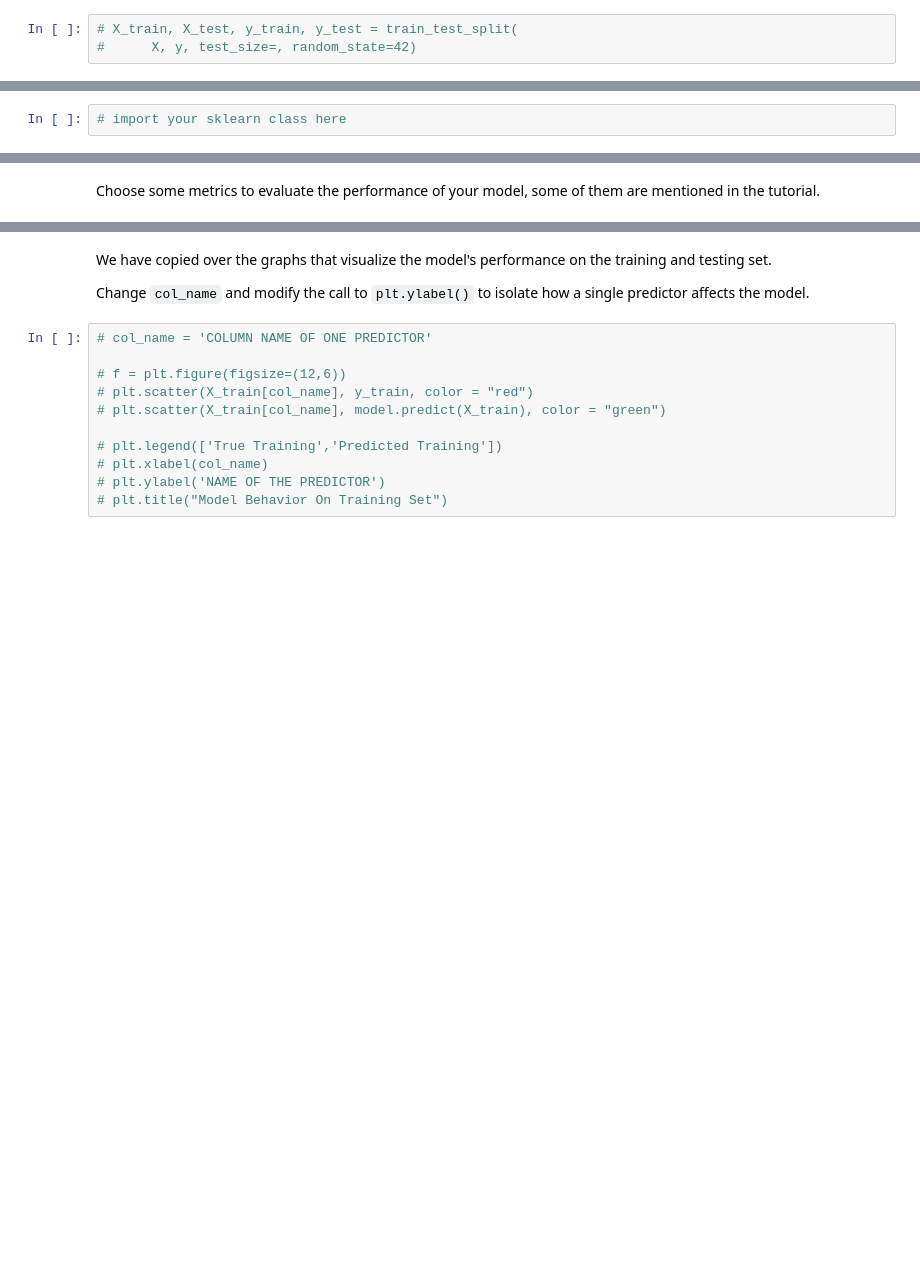
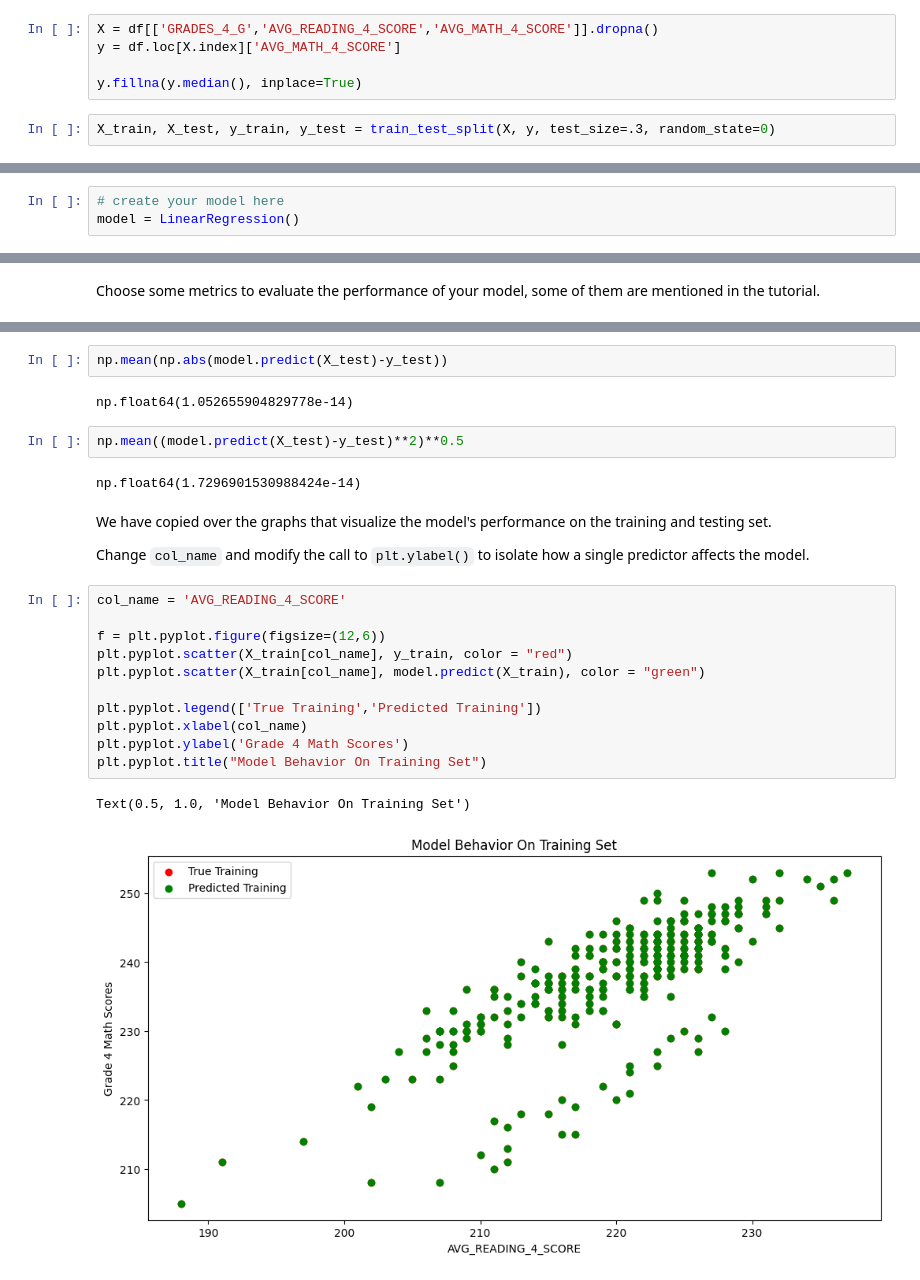
Before and after one commit to monhemu/MDST-Tutorial, a Jupyter notebook: tutorial1/checkpoint1.ipynb, the cells around one changed output, grey strips where cells are left out. Drawn from its saved outputs; the diff is of its cells as text; blank space fills up the shorter version.

```diff
--- a/tutorial1/checkpoint1.ipynb
+++ b/tutorial1/checkpoint1.ipynb
@@ -143,6 +151,10 @@ from sklearn.model_selection import train_test_split
+# %%
+X = df[['GRADES_4_G','AVG_READING_4_SCORE','AVG_MATH_4_SCORE']].dropna()
+y = df.loc[X.index]['AVG_MATH_4_SCORE']
+
+y.fillna(y.median(), inplace=True)
 # %%
-# X_train, X_test, y_train, y_test = train_test_split(
-#      X, y, test_size=, random_state=42)
+X_train, X_test, y_train, y_test = train_test_split(X, y, test_size=.3, random_state=0)
 # %% [markdown]
 <h2> Prediction </h2>
 # %% [markdown]
@@ -150,2 +164,3 @@ ML Models [Resource](https://medium.com/@vijaya.beeravalli/comparison-of-machine
 # %%
-# import your sklearn class here
+# create your model here
+model = LinearRegression()
@@ -163,16 +181,27 @@ Choose some metrics to evaluate the performance of your model, some of them are
+# %%
+np.mean(np.abs(model.predict(X_test)-y_test))
+# %% [output]
+np.float64(1.052655904829778e-14)
+# %%
+np.mean((model.predict(X_test)-y_test)**2)**0.5
+# %% [output]
+np.float64(1.7296901530988424e-14)
 # %% [markdown]
 We have copied over the graphs that visualize the model's performance on the training and testing set.
 
 Change `col_name` and modify the call to `plt.ylabel()` to isolate how a single predictor affects the model.
 # %%
-# col_name = 'COLUMN NAME OF ONE PREDICTOR'
+col_name = 'AVG_READING_4_SCORE'
 
-# f = plt.figure(figsize=(12,6))
-# plt.scatter(X_train[col_name], y_train, color = "red")
-# plt.scatter(X_train[col_name], model.predict(X_train), color = "green")
+f = plt.pyplot.figure(figsize=(12,6))
+plt.pyplot.scatter(X_train[col_name], y_train, color = "red")
+plt.pyplot.scatter(X_train[col_name], model.predict(X_train), color = "green")
 
-# plt.legend(['True Training','Predicted Training'])
-# plt.xlabel(col_name)
-# plt.ylabel('NAME OF THE PREDICTOR')
-# plt.title("Model Behavior On Training Set")
+plt.pyplot.legend(['True Training','Predicted Training'])
+plt.pyplot.xlabel(col_name)
+plt.pyplot.ylabel('Grade 4 Math Scores')
+plt.pyplot.title("Model Behavior On Training Set")
+# %% [output]
+Text(0.5, 1.0, 'Model Behavior On Training Set')
+[figure, added]
 # %%
```
Also changed, not shown: parts of 14 cells of this notebook, 2 other files.
